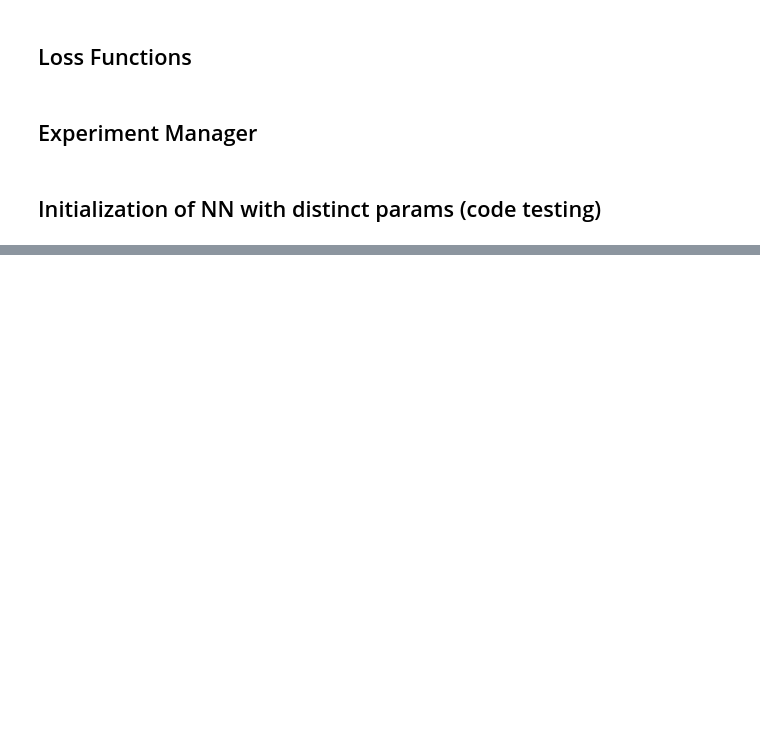
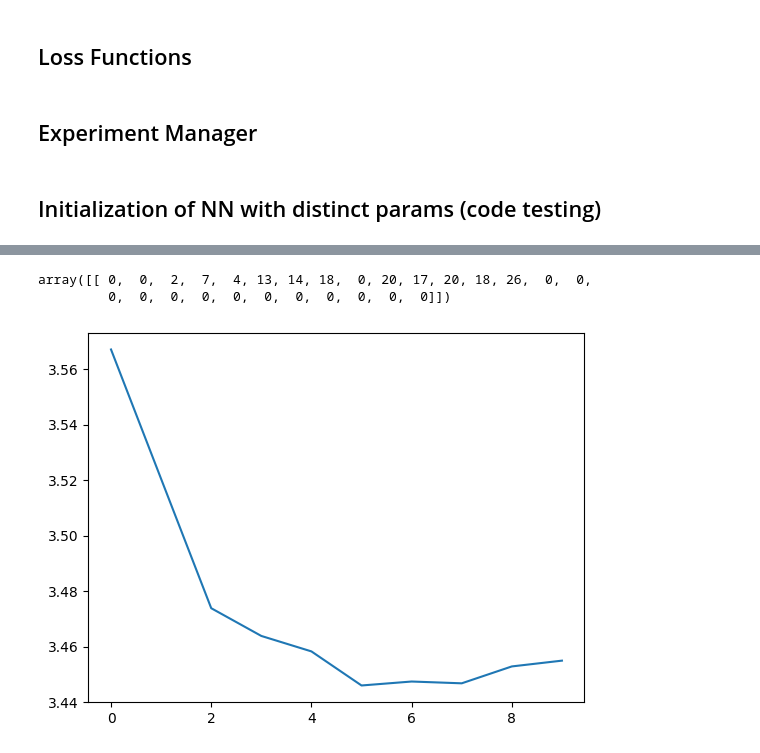
Before and after one commit to akmorihg/NN_from_scratch, a Jupyter notebook: main.ipynb, the cells around one changed output, grey strips where cells are left out. Saved outputs shown, nothing was run; the diff lists cells and outputs as text; code cells hidden in the pictures; blank space fills up the shorter version.

```diff
--- a/main.ipynb
+++ b/main.ipynb
@@ -880,0 +1162,5 @@ for key, probs in prob_dict.items():
+# %%
+with open("dino_island.txt", "r", encoding="utf-8") as f:
+    dino_island = list(map(lambda name: name.strip().lower() + "$", f.readlines())),
+dino_island = np.array(dino_island).reshape(1546, 1)
+dino_island
@@ -880,0 +1201,42 @@ for key, probs in prob_dict.items():
+# %%
+encoded_dino_island[0]
+# %% [output]
+array([[ 0,  0,  2,  7,  4, 13, 14, 18,  0, 20, 17, 20, 18, 26,  0,  0,
+         0,  0,  0,  0,  0,  0,  0,  0,  0,  0,  0]])
+# %%
+rnn = RNN(len(vocab), 200, len(vocab), activation="tanh", optimizer="sgd")
+# %%
+epochs = 10
+hyperparams = {
+    "learning_rate": 0.001,
+    "beta1": 0.9,
+    "beta2": 0.999,
+    "epochs": 1
+}
+cuda = False
+# %%
+loss_function = CategoricalCrossEntropy()
+losses = []
+for _ in tqdm(range(epochs)):
+    inner_loss = []
+    for encoded_dino_name in encoded_dino_island:
+        encoded_true = []
+        pred = rnn.forward(encoded_dino_name, use_soft_max=True)
+        for i in range(len(encoded_dino_island[0])):
+            encoded_true.append(
+                one_hot_encoded_vocab[encoded_dino_island[0][i] - 1]
+            )
+        encoded_true = np.array(encoded_true)
+        loss = loss_function.loss(pred, encoded_true)
+        inner_loss.append(loss)
+        grad = loss_function.gradient(pred, encoded_true)
+        rnn.backprop(grad)
+        rnn.update(hyperparams)
+    hyperparams["epochs"] += 1
+    hyperparams["learning_rate"] *= 0.96
+    losses.append(np.mean(inner_loss))
+# %%
+plt.plot(range(epochs), losses)
+plt.show()
+# %% [output]
+[figure, added]
```
Also changed, not shown: parts of 45 cells of this notebook, 2 other files.
